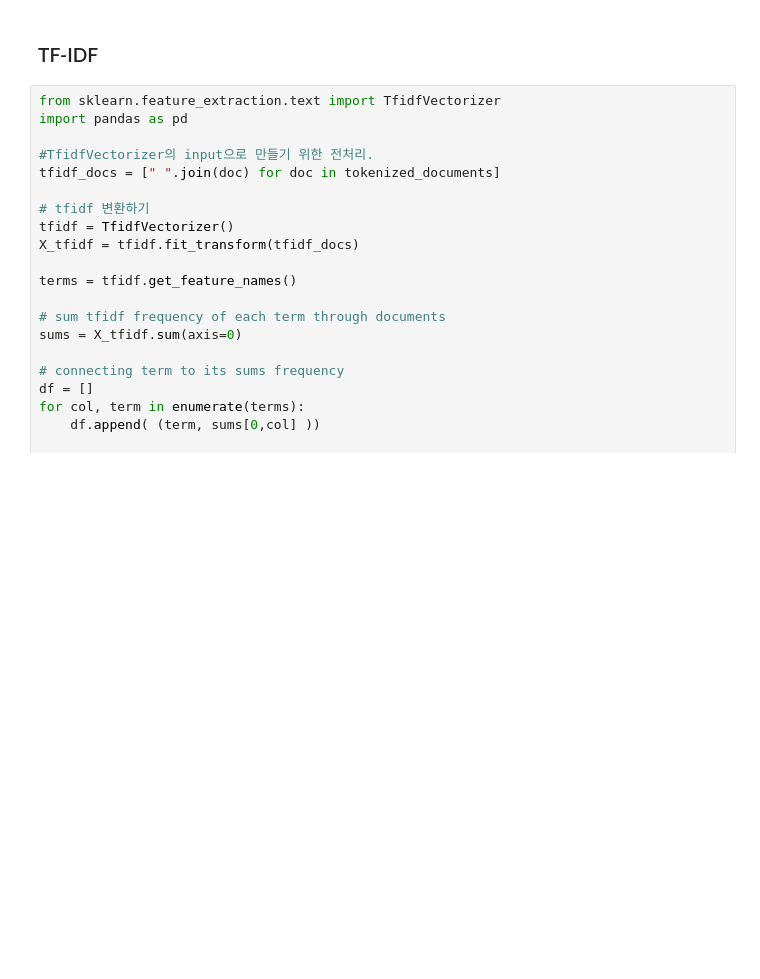
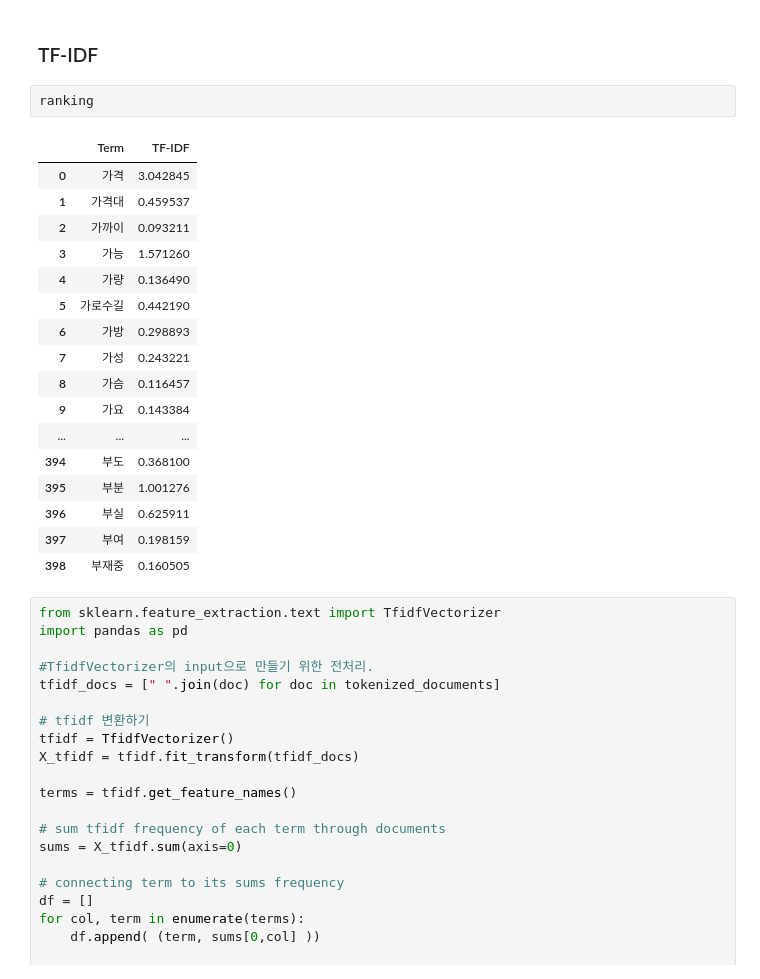
Before and after one commit to johanjun/mogakproject_johanjun, a Jupyter notebook: preprocessing-v2.ipynb, the cells around one changed output. Cells and saved outputs as stored; diff of their text form; blank space fills up the shorter version.

```diff
--- a/preprocessing-v2.ipynb
+++ b/preprocessing-v2.ipynb
@@ -397,6 +397,26 @@ print(y[:5])
 [141, 141, 117, 116, 114]
 # %% [markdown]
 ### TF-IDF
+# %%
+ranking
+# %% [output]
+|  | Term | TF-IDF |
+| 0 | 가격 | 3.042845 |
+| 1 | 가격대 | 0.459537 |
+| 2 | 가까이 | 0.093211 |
+| 3 | 가능 | 1.571260 |
+| 4 | 가량 | 0.136490 |
+| 5 | 가로수길 | 0.442190 |
+| 6 | 가방 | 0.298893 |
+| 7 | 가성 | 0.243221 |
+| 8 | 가슴 | 0.116457 |
+| 9 | 가요 | 0.143384 |
+| ... | ... | ... |
+| 394 | 부도 | 0.368100 |
+| 395 | 부분 | 1.001276 |
+| 396 | 부실 | 0.625911 |
+| 397 | 부여 | 0.198159 |
+| 398 | 부재중 | 0.160505 |
 # %%
 from sklearn.feature_extraction.text import TfidfVectorizer
 import pandas as pd
```
Also changed, not shown: parts of 4 cells of this notebook.
